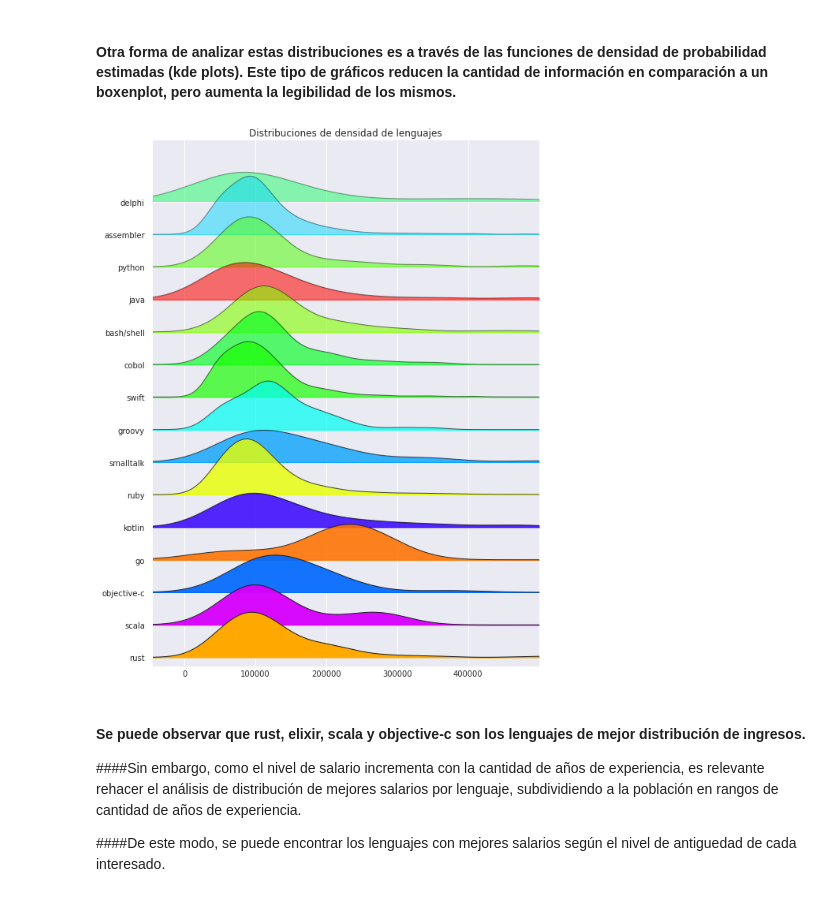
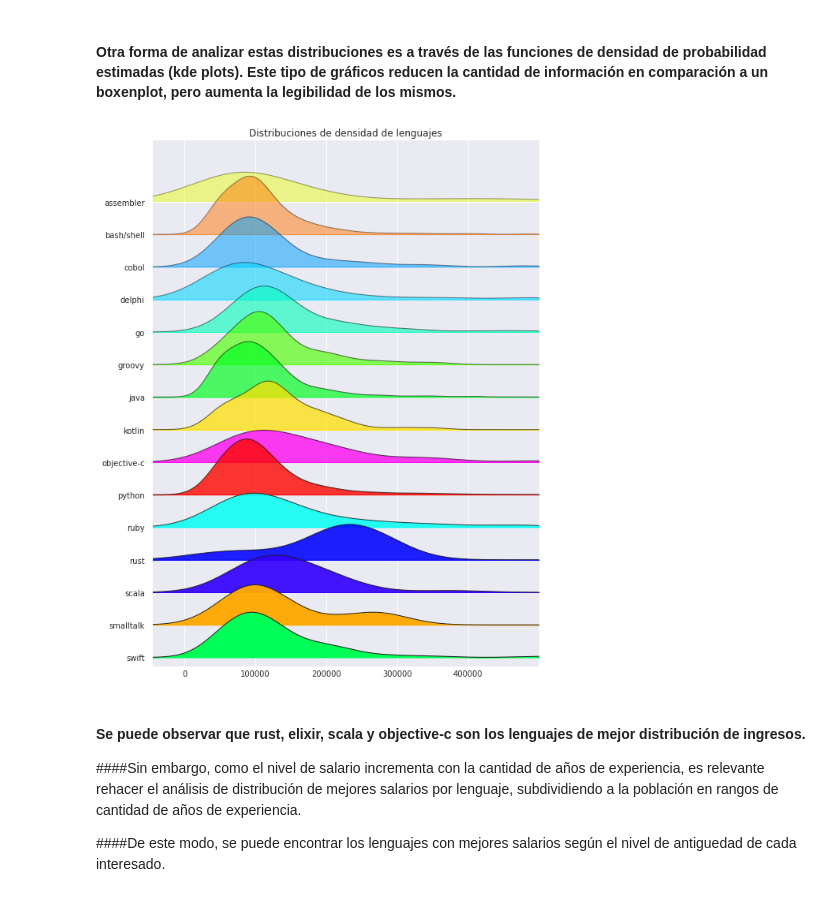
Before and after one commit to fnbellomo/DiploDatos2021, a Jupyter notebook: AyVD/Entregable_Parte_1.ipynb, the cells around one changed output. Cells and saved outputs as stored; diff of their text form; code cells hidden in the pictures.

```diff
--- a/AyVD/Entregable_Parte_1.ipynb
+++ b/AyVD/Entregable_Parte_1.ipynb
@@ -366,16 +355,16 @@ plt.ylim(0,600000)
 # %%
 from matplotlib import cm
 %matplotlib inline
 labels=lenguajes_ordenados_mediana[-langs_to_plot:]
 fig, axes = joypy.joyplot(df_filter[df_filter.programming_language.isin(labels)], by="programming_language",
-                          column="sueldo_neto_con_bono", labels=labels,
+                          column="sueldo_neto_con_bono",
                           x_range=[-45000, 500000],
                           kind="kde",
                           grid="both", linewidth=1, legend=False, figsize=(8,10),
-                          title="Distribuciones de densidad de lenguajes", fade=True, color = [color_map[clr] for clr in labels]
+                          title="Distribuciones de densidad de lenguajes", fade=True, color = [color_map[clr] for clr in sorted(labels)]
                           )
 # %% [output]
-[figure, old version]
+[figure, new version]
 # %% [markdown]
 #### Se puede observar que rust, elixir, scala y objective-c son los lenguajes de mejor distribución de ingresos.
 
```
Also changed, not shown: parts of 9 cells of this notebook.
